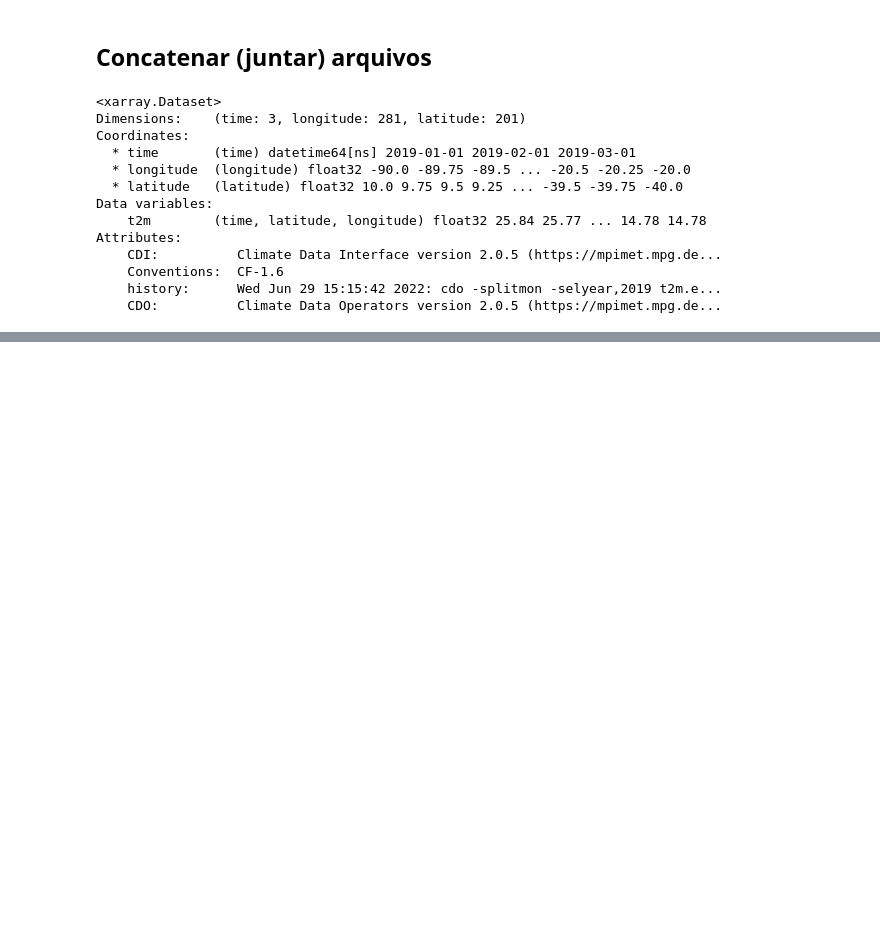
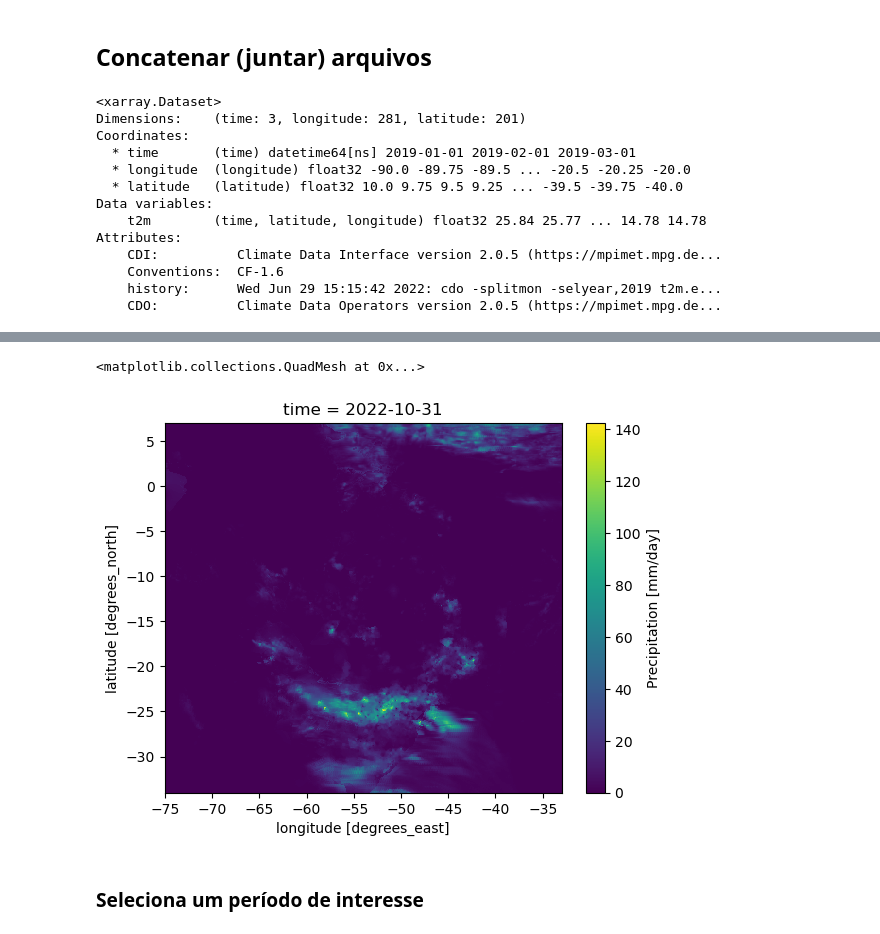
Before and after one commit to jgmsantos/cbmet_XXII, a Jupyter notebook: scripts/xarray.ipynb, the cells around one changed output, grey strips where cells are left out. Saved outputs shown, nothing was run; the diff lists cells and outputs as text; code cells hidden in the pictures; blank space fills up the shorter version.

```diff
--- a/scripts/xarray.ipynb
+++ b/scripts/xarray.ipynb
@@ -417,0 +482,2 @@ Climate Data Operators version 1.9.10 (https://mpimet.mpg.de/cdo)
+# %%
+data1 = ds.sel(time='2022-10-31')
@@ -417,0 +525,7 @@ Climate Data Operators version 1.9.10 (https://mpimet.mpg.de/cdo)
+# %%
+data1['prec'].plot()
+# %% [output]
+<matplotlib.collections.QuadMesh at 0x...>
+[figure, added]
+# %% [markdown]
+### Seleciona um período de interesse
```
Also changed, not shown: parts of 26 cells of this notebook.
